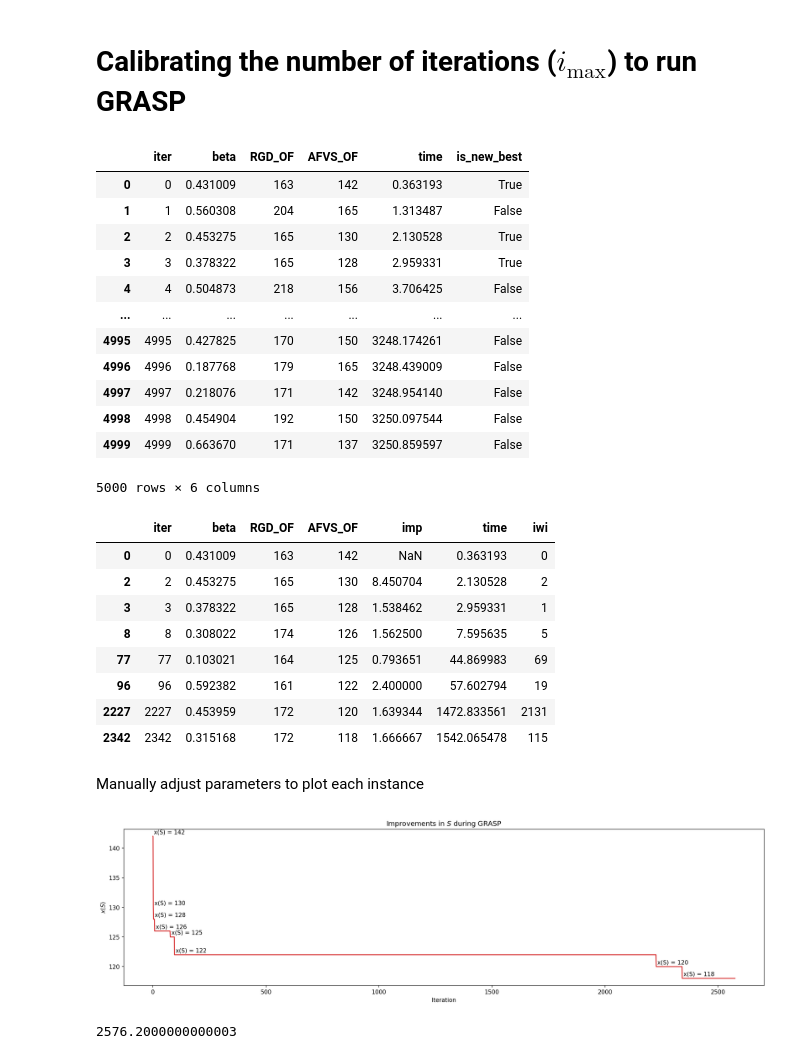
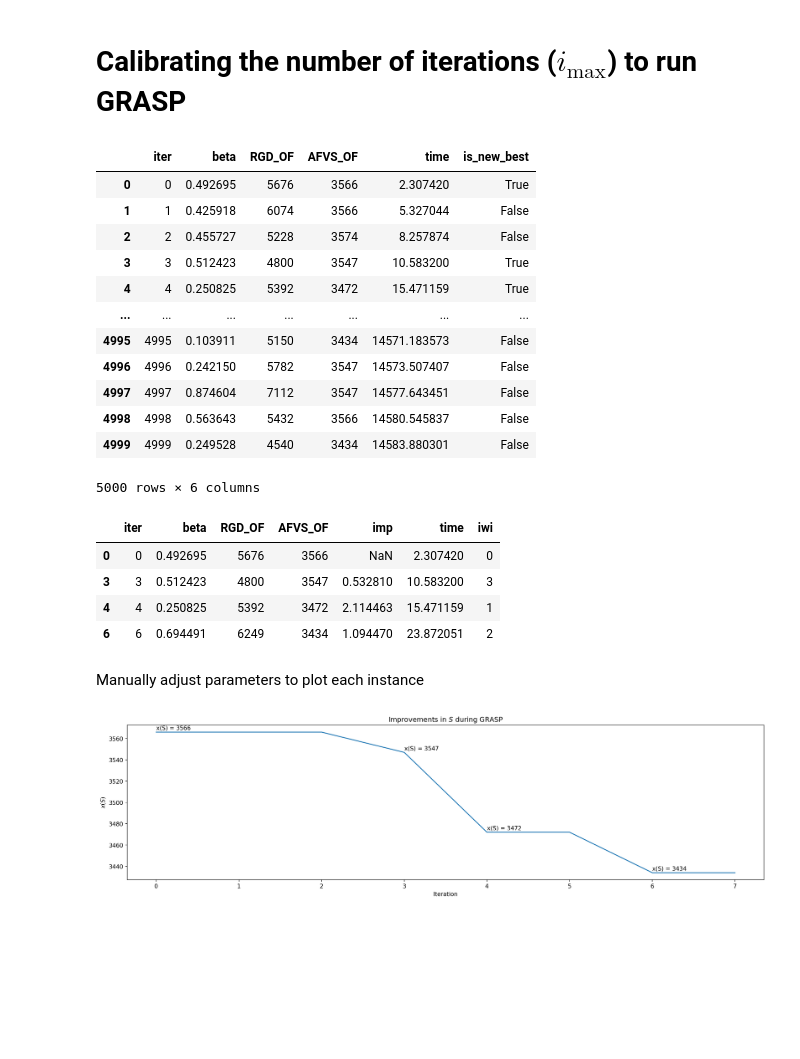
Before and after one commit to netotz/alpha-neighbor-p-center-problem, a Jupyter notebook: anpcp/igrasp_iters.ipynb, the cells around one changed output. Saved outputs shown, nothing was run; the diff lists cells and outputs as text; code cells hidden in the pictures; blank space fills up the shorter version.

Commit message:
feat(grasp): add new results of iters experiment

```diff
--- a/anpcp/igrasp_iters.ipynb
+++ b/anpcp/igrasp_iters.ipynb
@@ -12,24 +12,24 @@ names = [
     "anpcp_882_441_0_p20_a2",  # 4
     "anpcp_882_441_0_p20_a3",
 ]
-name = names[1]
+name = names[2]
 
 iters = read_results(name)
 
 iters
 # %% [output]
 |  | iter | beta | RGD_OF | AFVS_OF | time | is_new_best |
-| 0 | 0 | 0.431009 | 163 | 142 | 0.363193 | True |
-| 1 | 1 | 0.560308 | 204 | 165 | 1.313487 | False |
-| 2 | 2 | 0.453275 | 165 | 130 | 2.130528 | True |
-| 3 | 3 | 0.378322 | 165 | 128 | 2.959331 | True |
-| 4 | 4 | 0.504873 | 218 | 156 | 3.706425 | False |
+| 0 | 0 | 0.492695 | 5676 | 3566 | 2.307420 | True |
+| 1 | 1 | 0.425918 | 6074 | 3566 | 5.327044 | False |
+| 2 | 2 | 0.455727 | 5228 | 3574 | 8.257874 | False |
+| 3 | 3 | 0.512423 | 4800 | 3547 | 10.583200 | True |
+| 4 | 4 | 0.250825 | 5392 | 3472 | 15.471159 | True |
 | ... | ... | ... | ... | ... | ... | ... |
-| 4995 | 4995 | 0.427825 | 170 | 150 | 3248.174261 | False |
-| 4996 | 4996 | 0.187768 | 179 | 165 | 3248.439009 | False |
-| 4997 | 4997 | 0.218076 | 171 | 142 | 3248.954140 | False |
-| 4998 | 4998 | 0.454904 | 192 | 150 | 3250.097544 | False |
-| 4999 | 4999 | 0.663670 | 171 | 137 | 3250.859597 | False |
+| 4995 | 4995 | 0.103911 | 5150 | 3434 | 14571.183573 | False |
+| 4996 | 4996 | 0.242150 | 5782 | 3547 | 14573.507407 | False |
+| 4997 | 4997 | 0.874604 | 7112 | 3547 | 14577.643451 | False |
+| 4998 | 4998 | 0.563643 | 5432 | 3566 | 14580.545837 | False |
+| 4999 | 4999 | 0.249528 | 4540 | 3434 | 14583.880301 | False |
 5000 rows × 6 columns
 # %%
 # iters["time"].diff()
@@ -52,14 +52,10 @@ improvs = get_improvs(iters)
 improvs
 # %% [output]
 |  | iter | beta | RGD_OF | AFVS_OF | imp | time | iwi |
-| 0 | 0 | 0.431009 | 163 | 142 | NaN | 0.363193 | 0 |
-| 2 | 2 | 0.453275 | 165 | 130 | 8.450704 | 2.130528 | 2 |
-| 3 | 3 | 0.378322 | 165 | 128 | 1.538462 | 2.959331 | 1 |
-| 8 | 8 | 0.308022 | 174 | 126 | 1.562500 | 7.595635 | 5 |
-| 77 | 77 | 0.103021 | 164 | 125 | 0.793651 | 44.869983 | 69 |
-| 96 | 96 | 0.592382 | 161 | 122 | 2.400000 | 57.602794 | 19 |
-| 2227 | 2227 | 0.453959 | 172 | 120 | 1.639344 | 1472.833561 | 2131 |
-| 2342 | 2342 | 0.315168 | 172 | 118 | 1.666667 | 1542.065478 | 115 |
+| 0 | 0 | 0.492695 | 5676 | 3566 | NaN | 2.307420 | 0 |
+| 3 | 3 | 0.512423 | 4800 | 3547 | 0.532810 | 10.583200 | 3 |
+| 4 | 4 | 0.250825 | 5392 | 3472 | 2.114463 | 15.471159 | 1 |
+| 6 | 6 | 0.694491 | 6249 | 3434 | 1.094470 | 23.872051 | 2 |
 # %%
 from utils import format_latex_table
 
@@ -106,12 +102,9 @@ def plot_improvs(
 Manually adjust parameters to plot each instance
 # %%
 plot_improvs(
-    iters, 2576, 5, 0.4, "tab:red",
+    iters, 8, 0, 2,
+    "tab:blue",
     f"nb_results\\grasp\\iters_plot_{name}.png"
 )
 # %% [output]
-[figure, old version]
+[figure, new version]
-# %%
-2342 * 1.1
-# %% [output]
-2576.2000000000003
```
Also changed, not shown: 3 other files.
